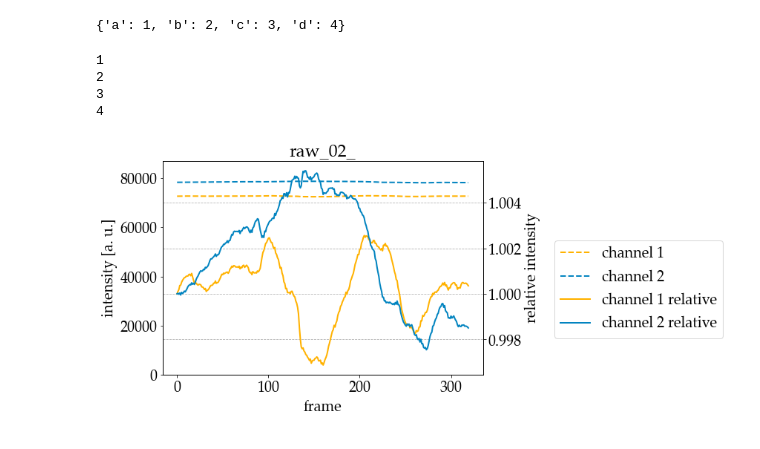
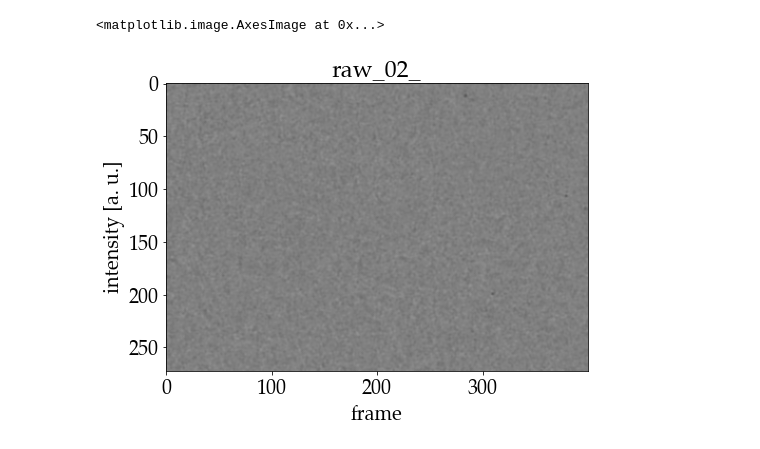
Before and after one commit to Yennda/spri_processing, a Jupyter notebook: notebooks/testing.ipynb, the cells around one changed output. Saved outputs shown, nothing was run; the diff lists cells and outputs as text; code cells hidden in the pictures.

Commit message:
fourier image bilateral filter

```diff
--- a/notebooks/testing.ipynb
+++ b/notebooks/testing.ipynb
@@ -25,9 +26,6 @@ file = 'raw_02_'
 
 
 core = Core(folder, file+str(1))
-
-# core = []
-# for i in [1, 2]:
-#     c = Core(folder, file+str(i))
-#     c.k = 10
-#     core.append(c)
+core.downsample(5)
+core.type = 'diff'
+print(len(core))
@@ -40,36 +33,0 @@ a = dict()
-# %%
-a
-# %% [output]
-{'a': 1, 'b': 2, 'c': 3, 'd': 4}
-# %%
-for i in a.values():
-    print(i)
-# %% [output]
-1
-2
-3
-4
-# %%
-fig = plt.figure()
-axes = fig.add_axes([0.1, 0.1, 1, 1])
-axes.set_title(file)
-axes.set_xlabel('frame')
-axes.set_ylabel('intensity [a. u.]')
-
-axes_rel = axes.twinx()
-axes_rel.grid(linestyle='--')
-axes_rel.set_ylabel('relative intensity')
-
-for i, c in enumerate(core):
-    intensity = np.array([c.intensity(i) for i in range(len(c))])
-    channel = 'channel {}'.format(c.file[-1])
-    axes.plot(np.arange(0, len(c)),intensity, linewidth=2, label = channel, ls='--', color = COLORS[i])
-    axes_rel.plot(np.arange(0, len(c)), intensity / intensity[0], linewidth=2, label = channel + ' relative', color = COLORS[i])
-
-axes.set_ylim([0,axes.get_ylim()[1]*1.1])
-
-lgd = fig.legend(loc='center left', bbox_to_anchor=(1.3, 0.5))
-
-fig.savefig('images/intensity_fluctiations_SLED.png', dpi=300, bbox_extra_artists=(lgd,), bbox_inches='tight')
-# %% [output]
-[figure, removed]
@@ -75,0 +36,26 @@ fig.savefig('images/intensity_fluctiations_SLED.png', dpi=300, bbox_extra_artist
+# %%
+fig = plt.figure()
+axes = fig.add_axes([0.1, 0.1, 1, 1])
+axes.set_title(file)
+axes.set_xlabel('frame')
+axes.set_ylabel('intensity [a. u.]')
+
+img = cv2.bilateralFilter(np.float32(core.frame(50)),
+                          5,
+                          1e-2,
+                          1)
+
+axes.imshow(
+    img,
+    cmap='gray',
+    zorder=0,
+    vmin=core.range[0],
+    vmax=core.range[1]
+)
+
+
+
+# fig.savefig('images/intensity_fluctiations_SLED.png', dpi=300, bbox_extra_artists=(lgd,), bbox_inches='tight')
+# %% [output]
+<matplotlib.image.AxesImage at 0x...>
+[figure, added]
```
Also changed, not shown: parts of 5 cells of this notebook, 4 other files.
